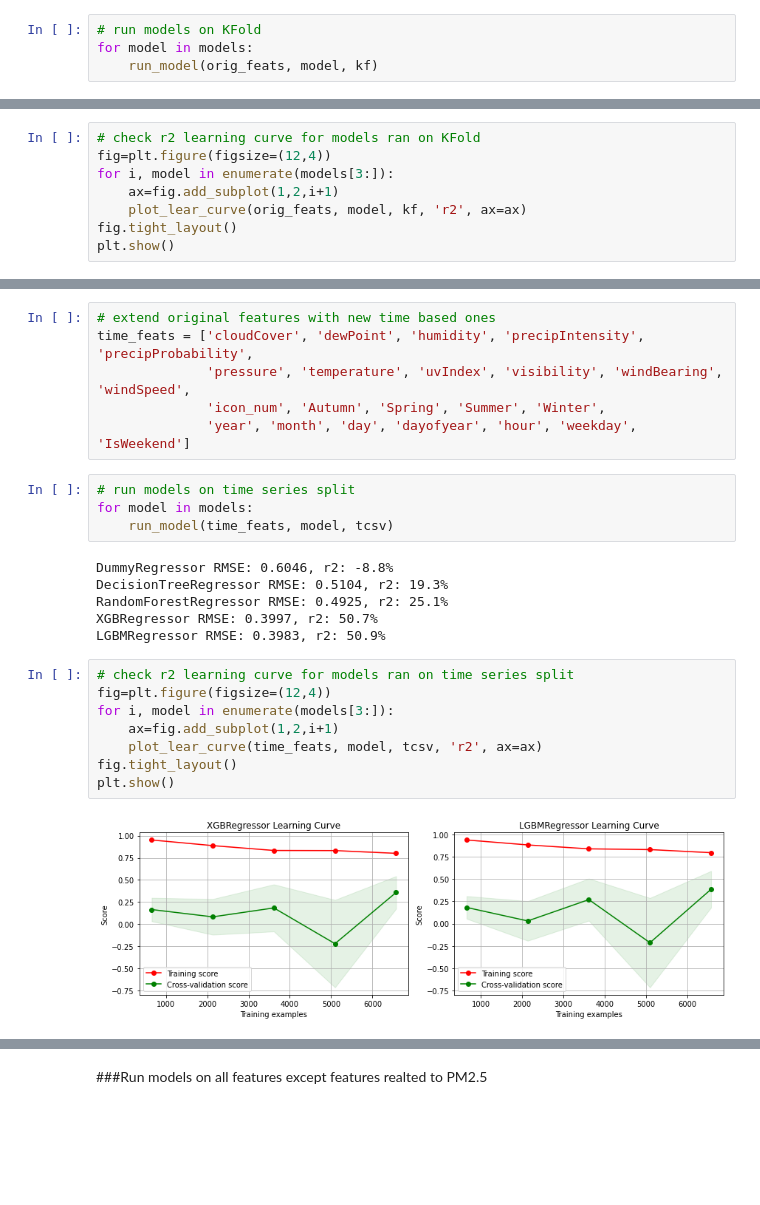
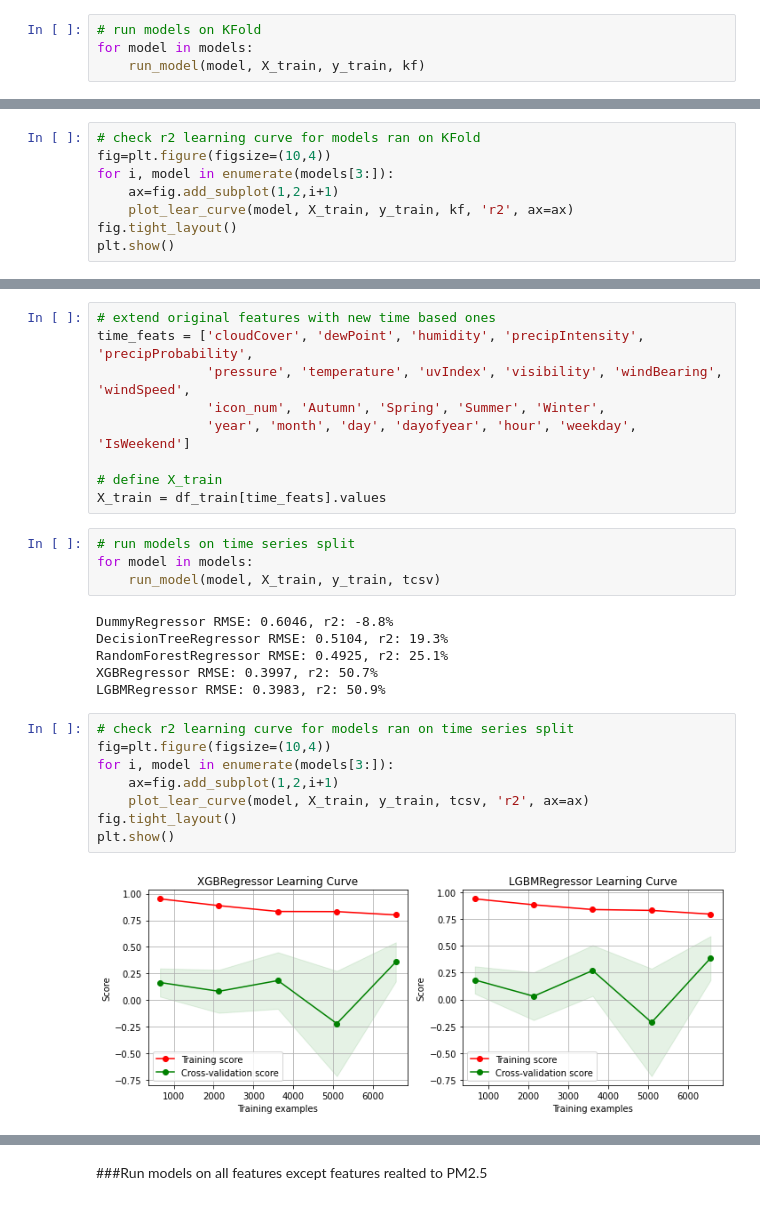
Before and after one commit to mattzajac/DataWorkshop_Competition_Warsaw_Air_Pollution, a Jupyter notebook: Warsaw_Air_Pollution_Prediction.ipynb, the cells around one changed output, grey strips where cells are left out. Drawn from its saved outputs; the diff is of its cells as text; blank space fills up the shorter version.

```diff
--- a/Warsaw_Air_Pollution_Prediction.ipynb
+++ b/Warsaw_Air_Pollution_Prediction.ipynb
@@ -205,7 +202,7 @@ plt.show()
 # %%
 # run models on KFold
 for model in models:
-    run_model(orig_feats, model, kf)
+    run_model(model, X_train, y_train, kf)
 # %% [output]
 DummyRegressor RMSE: 0.6104, r2: -0.0%
 DecisionTreeRegressor RMSE: 0.4769, r2: 39.0%
@@ -214,10 +211,10 @@ XGBRegressor RMSE: 0.3975, r2: 57.6%
 LGBMRegressor RMSE: 0.3972, r2: 57.7%
 # %%
 # check r2 learning curve for models ran on KFold
-fig=plt.figure(figsize=(12,4))
+fig=plt.figure(figsize=(10,4))
 for i, model in enumerate(models[3:]):
     ax=fig.add_subplot(1,2,i+1)
-    plot_lear_curve(orig_feats, model, kf, 'r2', ax=ax)
+    plot_lear_curve(model, X_train, y_train, kf, 'r2', ax=ax)
 fig.tight_layout()
 plt.show()
 # %% [output]
@@ -230,10 +227,13 @@ time_feats = ['cloudCover', 'dewPoint', 'humidity', 'precipIntensity', 'precipPr
               'pressure', 'temperature', 'uvIndex', 'visibility', 'windBearing', 'windSpeed',
               'icon_num', 'Autumn', 'Spring', 'Summer', 'Winter',
               'year', 'month', 'day', 'dayofyear', 'hour', 'weekday', 'IsWeekend']
+
+# define X_train
+X_train = df_train[time_feats].values
 # %%
 # run models on time series split
 for model in models:
-    run_model(time_feats, model, tcsv)
+    run_model(model, X_train, y_train, tcsv)
 # %% [output]
 DummyRegressor RMSE: 0.6046, r2: -8.8%
 DecisionTreeRegressor RMSE: 0.5104, r2: 19.3%
@@ -242,14 +242,14 @@ XGBRegressor RMSE: 0.3997, r2: 50.7%
 LGBMRegressor RMSE: 0.3983, r2: 50.9%
 # %%
 # check r2 learning curve for models ran on time series split
-fig=plt.figure(figsize=(12,4))
+fig=plt.figure(figsize=(10,4))
 for i, model in enumerate(models[3:]):
     ax=fig.add_subplot(1,2,i+1)
-    plot_lear_curve(time_feats, model, tcsv, 'r2', ax=ax)
+    plot_lear_curve(model, X_train, y_train, tcsv, 'r2', ax=ax)
 fig.tight_layout()
 plt.show()
 # %% [output]
-[figure, old version]
+[figure, new version]
 # %%
 # run models on KFold
 for model in models:
```
Also changed, not shown: parts of 118 cells of this notebook.
